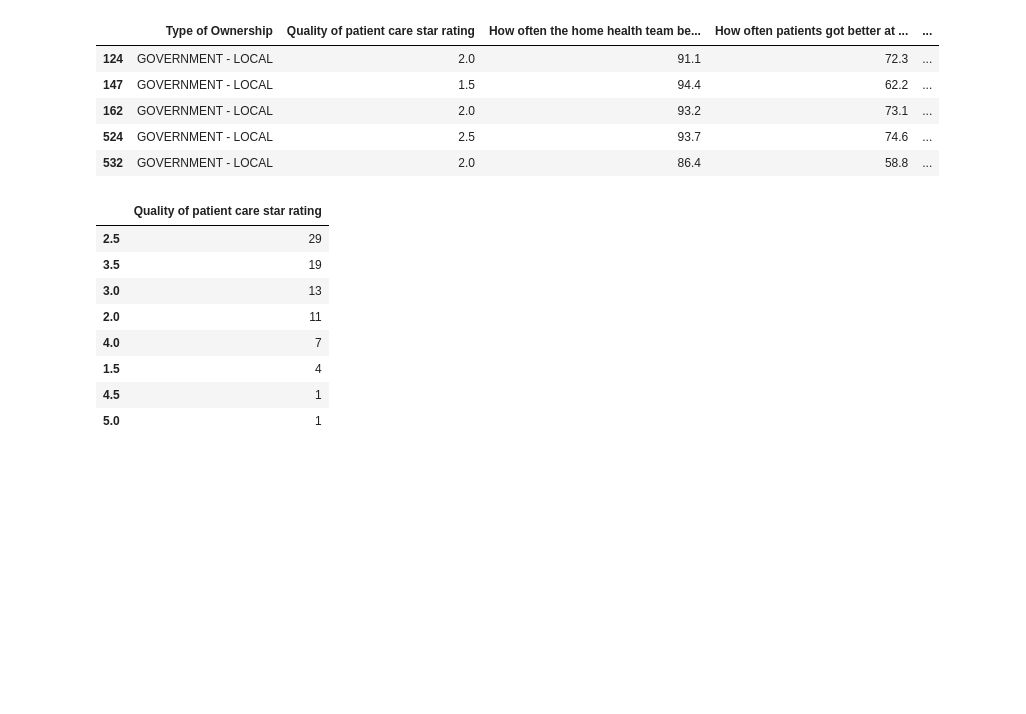
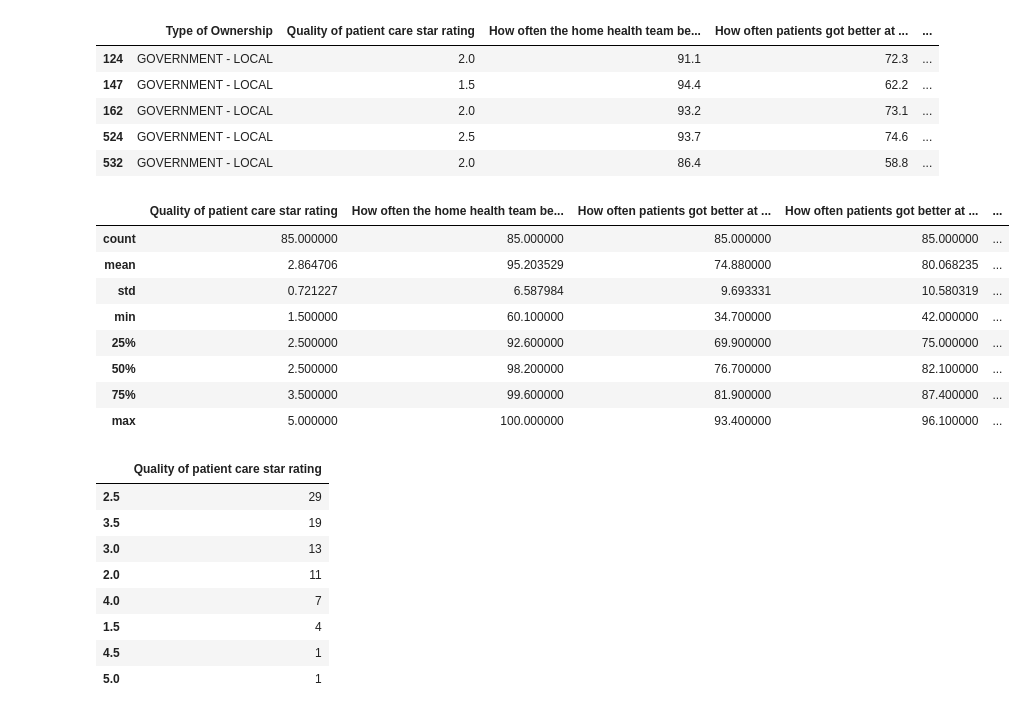
Before and after one commit to 1on1pt/CMS_Home_Health_Compare_January_2023_Refresh_Analysis, a Jupyter notebook: HH_Care_Compare_January_2023.ipynb, the cells around one changed output. Cells and saved outputs as stored; diff of their text form; code cells hidden in the pictures; blank space fills up the shorter version.

```diff
--- a/HH_Care_Compare_January_2023.ipynb
+++ b/HH_Care_Compare_January_2023.ipynb
@@ -403,6 +415,18 @@ gov_loc_df.head()
 | 162 | GOVERNMENT - LOCAL | 2.0 | 93.2 | 73.1 | ... |
 | 524 | GOVERNMENT - LOCAL | 2.5 | 93.7 | 74.6 | ... |
 | 532 | GOVERNMENT - LOCAL | 2.0 | 86.4 | 58.8 | ... |
+# %%
+gov_loc_df.describe()
+# %% [output]
+|  | Quality of patient care star rating | How often the home health team be... | How often patients got better at ... | How often patients got better at ... | ... |
+| count | 85.000000 | 85.000000 | 85.000000 | 85.000000 | ... |
+| mean | 2.864706 | 95.203529 | 74.880000 | 80.068235 | ... |
+| std | 0.721227 | 6.587984 | 9.693331 | 10.580319 | ... |
+| min | 1.500000 | 60.100000 | 34.700000 | 42.000000 | ... |
+| 25% | 2.500000 | 92.600000 | 69.900000 | 75.000000 | ... |
+| 50% | 2.500000 | 98.200000 | 76.700000 | 82.100000 | ... |
+| 75% | 3.500000 | 99.600000 | 81.900000 | 87.400000 | ... |
+| max | 5.000000 | 100.000000 | 93.400000 | 96.100000 | ... |
 # %%
 gov_loc_star_rating = pd.DataFrame(gov_loc_df['Quality of patient care star rating'].value_counts())
 gov_loc_star_rating
```
Also changed, not shown: parts of 10 cells of this notebook.
